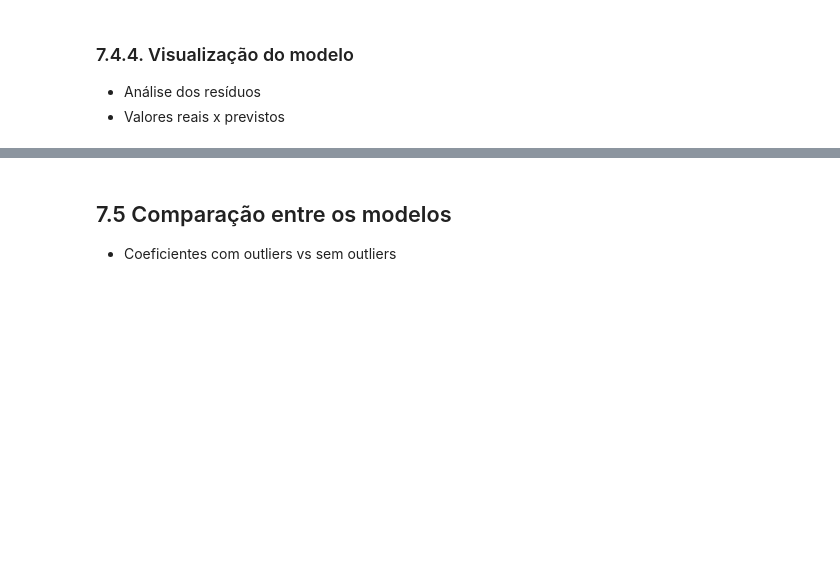
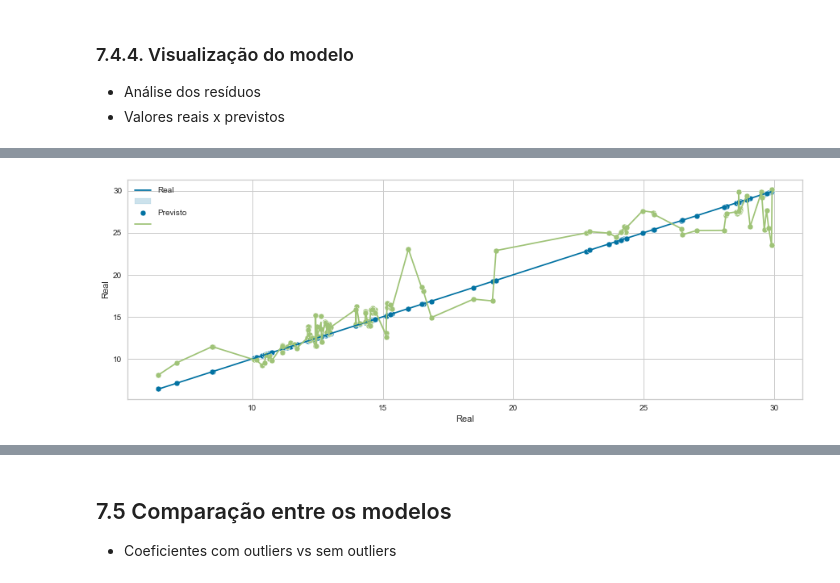
Before and after one commit to bruna-calistrate/Regression-SupervisedModels-Course, a Jupyter notebook: Exercícios.ipynb, the cells around one changed output, grey strips where cells are left out. Saved outputs shown, nothing was run; the diff lists cells and outputs as text; code cells hidden in the pictures; blank space fills up the shorter version.

```diff
--- a/Exercícios.ipynb
+++ b/Exercícios.ipynb
@@ -2029,9 +2029,9 @@ for d in data:
 # %% [markdown]
 ### 7.4.2. Treinar e testar o modelo
 # %%
-reg = LinearRegression().fit(x_Train, y_Train)
+reg_clean = LinearRegression().fit(x_Train, y_Train)
 
-y_clean = reg.predict(x_Test)
+y_clean = reg_clean.predict(x_Test)
 pred_clean = predict_table(y=y_Test,
                           y_pred=pd.DataFrame(y_clean),
                           residual=True)
@@ -2073,18 +2075,22 @@ plt.show()
 # %%
-plt.figure(figsize=(10, 5))
+plt.figure(figsize=(15, 5))
 
 sns.lineplot(data=pred_clean,
-            #  x='Level',
+             x='Real',
              y='Real')
 sns.scatterplot(data=pred_clean,
-            #  x='Level',
-             y='Real')
+                x='Real',
+                y='Real')
 
 sns.lineplot(data=pred_clean,
+             x='Real',
              y='Previsto')
 sns.scatterplot(data=pred_clean,
-             y='Previsto')
+                x='Real',
+                y='Previsto')
 
 
 plt.legend(['Real','' ,'Previsto', ''])
 plt.show()
+# %% [output]
+[figure, added]
```
Also changed, not shown: parts of 6 cells of this notebook.
